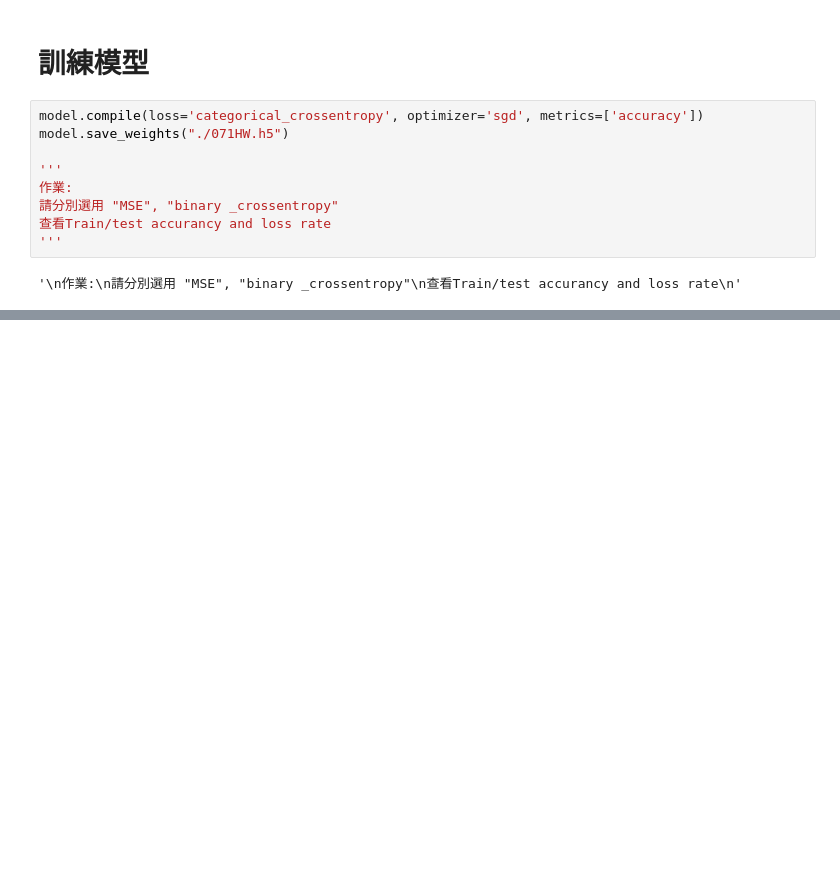
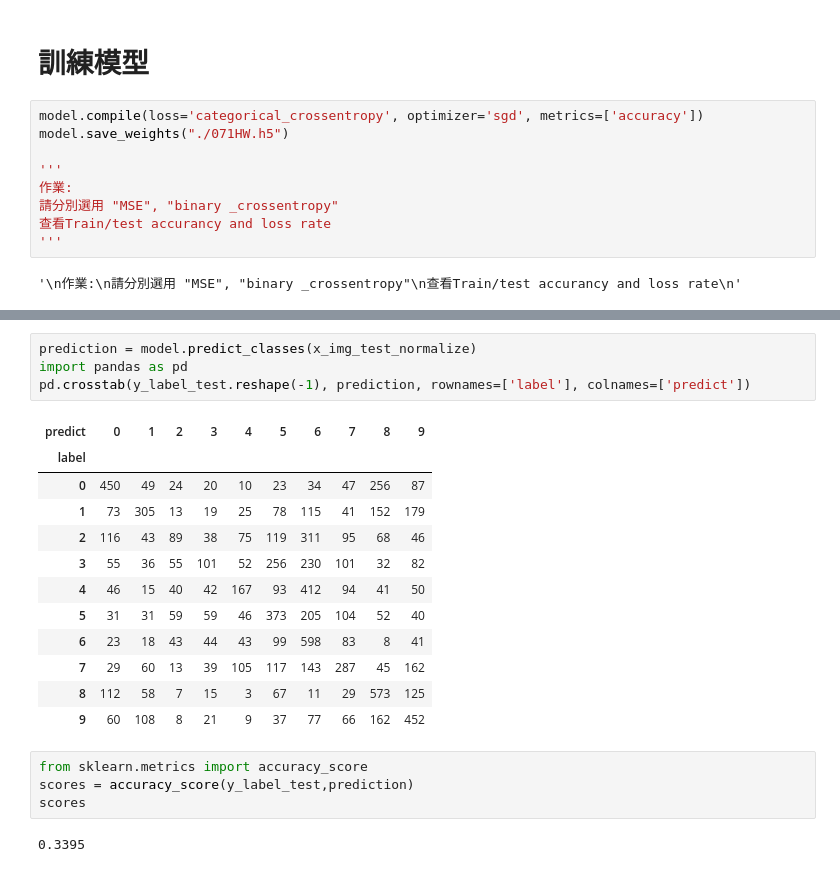
Before and after one commit to bear00712/2nd-ML100Days, a Jupyter notebook: homework/Day_071_HW.ipynb, the cells around one changed output, grey strips where cells are left out. Saved outputs shown, nothing was run; the diff lists cells and outputs as text; blank space fills up the shorter version.

```diff
--- a/homework/Day_071_HW.ipynb
+++ b/homework/Day_071_HW.ipynb
@@ -199,0 +265,23 @@ Epoch 12/12
+# %%
+prediction = model.predict_classes(x_img_test_normalize)
+import pandas as pd
+pd.crosstab(y_label_test.reshape(-1), prediction, rownames=['label'], colnames=['predict'])
+# %% [output]
+| predict | 0 | 1 | 2 | 3 | 4 | 5 | 6 | 7 | 8 | 9 |
+| label |  |  |  |  |  |  |  |  |  |  |
+| 0 | 450 | 49 | 24 | 20 | 10 | 23 | 34 | 47 | 256 | 87 |
+| 1 | 73 | 305 | 13 | 19 | 25 | 78 | 115 | 41 | 152 | 179 |
+| 2 | 116 | 43 | 89 | 38 | 75 | 119 | 311 | 95 | 68 | 46 |
+| 3 | 55 | 36 | 55 | 101 | 52 | 256 | 230 | 101 | 32 | 82 |
+| 4 | 46 | 15 | 40 | 42 | 167 | 93 | 412 | 94 | 41 | 50 |
+| 5 | 31 | 31 | 59 | 59 | 46 | 373 | 205 | 104 | 52 | 40 |
+| 6 | 23 | 18 | 43 | 44 | 43 | 99 | 598 | 83 | 8 | 41 |
+| 7 | 29 | 60 | 13 | 39 | 105 | 117 | 143 | 287 | 45 | 162 |
+| 8 | 112 | 58 | 7 | 15 | 3 | 67 | 11 | 29 | 573 | 125 |
+| 9 | 60 | 108 | 8 | 21 | 9 | 37 | 77 | 66 | 162 | 452 |
+# %%
+from sklearn.metrics import accuracy_score
+scores = accuracy_score(y_label_test,prediction)
+scores
+# %% [output]
+0.3395
```
Also changed, not shown: parts of 10 cells of this notebook.
